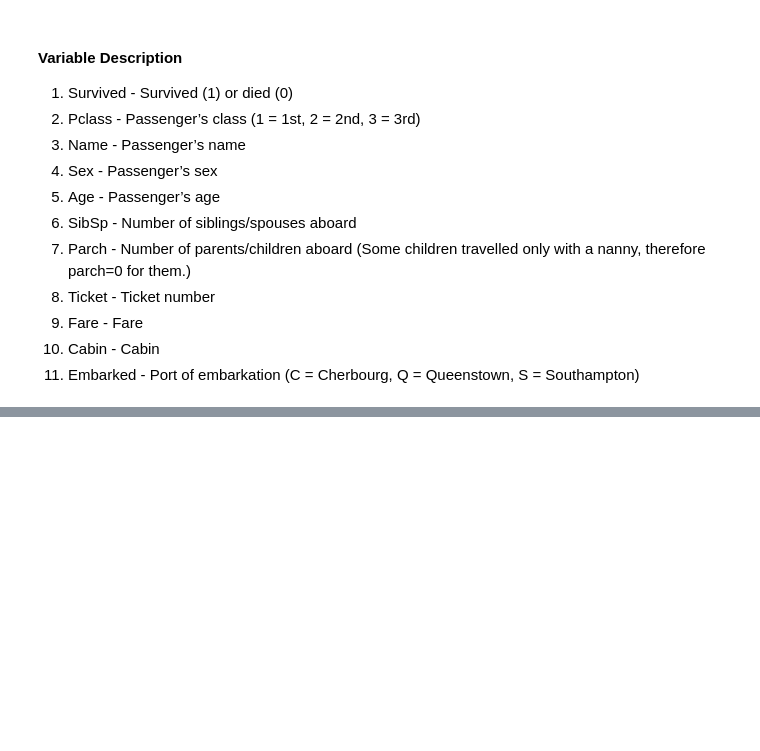
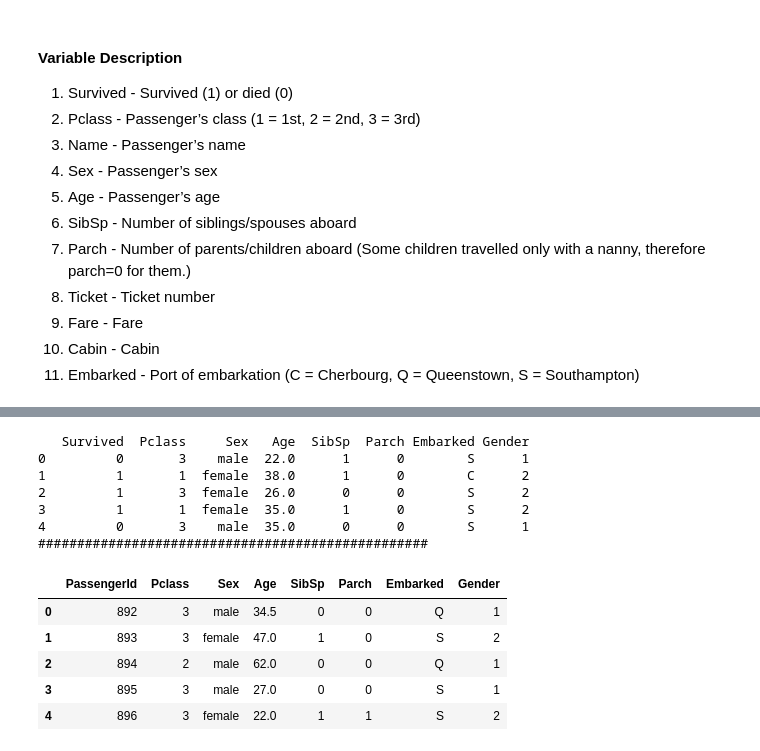
Before and after one commit to dhrey112/Project-ML-and-DL, a Jupyter notebook: titanic/Untitled.ipynb, the cells around one changed output, grey strips where cells are left out. Cells and saved outputs as stored; diff of their text form; code cells hidden in the pictures; blank space fills up the shorter version.

```diff
--- a/titanic/Untitled.ipynb
+++ b/titanic/Untitled.ipynb
@@ -91,12 +157,31 @@ test.isnull().sum()
 # %%
 #We will create a new column called "Gender" and
 #fill it with values 1 ,2 based on the values of sex column in which male = 1 and female = 2
 
 def getNum(str):
     if str == 'male':
         return '1'
-    if str == 'Female':
+    if str == 'female':
         return '2'
 
 train['Gender'] = train['Sex'].apply(getNum)
 print(train.head())
+
+print("#"*50)
+
+test['Gender'] = test['Sex'].apply(getNum)
+test.head()
+# %% [output]
+   Survived  Pclass     Sex   Age  SibSp  Parch Embarked Gender
+0         0       3    male  22.0      1      0        S      1
+1         1       1  female  38.0      1      0        C      2
+2         1       3  female  26.0      0      0        S      2
+3         1       1  female  35.0      1      0        S      2
+4         0       3    male  35.0      0      0        S      1
+##################################################
+|  | PassengerId | Pclass | Sex | Age | SibSp | Parch | Embarked | Gender |
+| 0 | 892 | 3 | male | 34.5 | 0 | 0 | Q | 1 |
+| 1 | 893 | 3 | female | 47.0 | 1 | 0 | S | 2 |
+| 2 | 894 | 2 | male | 62.0 | 0 | 0 | Q | 1 |
+| 3 | 895 | 3 | male | 27.0 | 0 | 0 | S | 1 |
+| 4 | 896 | 3 | female | 22.0 | 1 | 1 | S | 2 |
```
Also changed, not shown: parts of 18 cells of this notebook.
